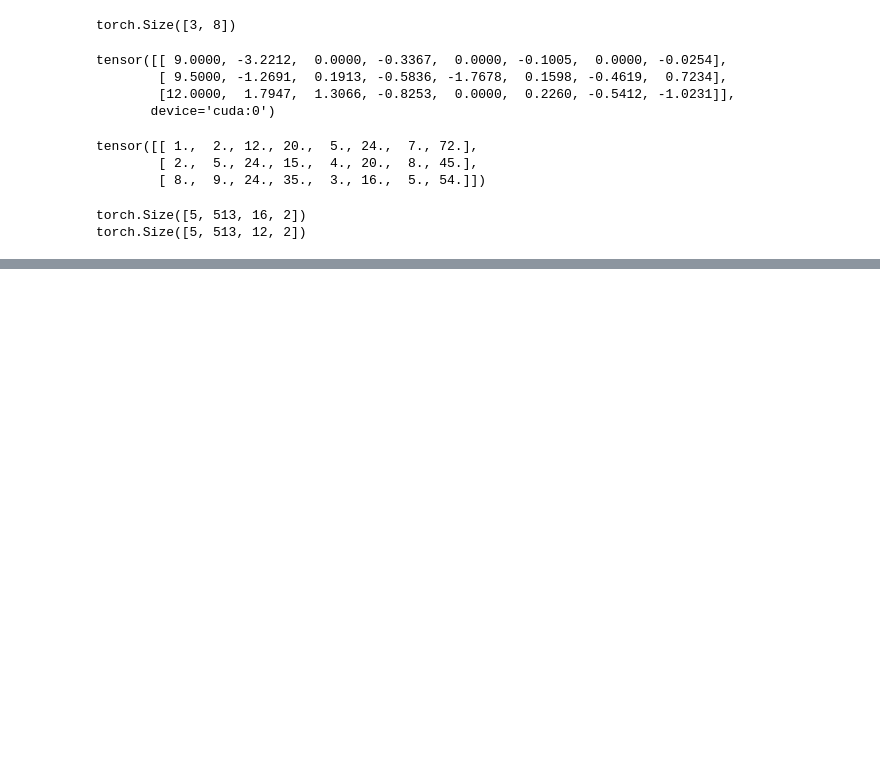
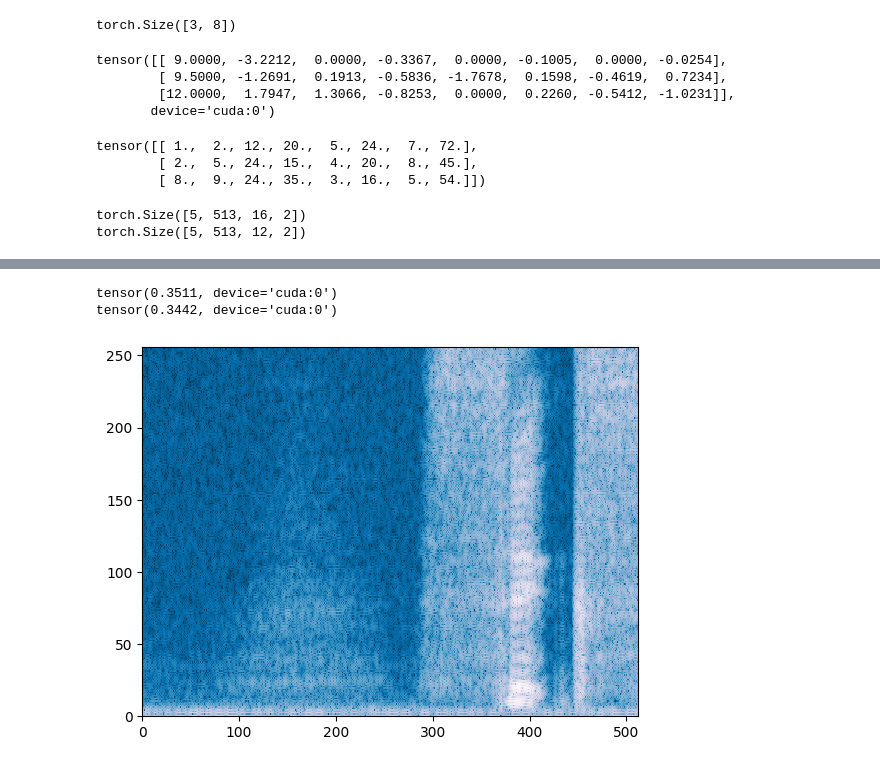
Before and after one commit to ishine/pix2pixHDAudioSR, a Jupyter notebook: dct/test.ipynb, the cells around one changed output, grey strips where cells are left out. Drawn from its saved outputs; the diff is of its cells as text; code cells hidden in the pictures; blank space fills up the shorter version.

```diff
--- a/dct/test.ipynb
+++ b/dct/test.ipynb
@@ -144,0 +153,21 @@ cuda:0
+# %%
+audio_low_high = aF.resample(audio_low,fs/4,fs)
+spectro_low_high = mdct1(audio_low_high.cuda().squeeze(0)).permute(1,0)
+spectro_low_high = aF.amplitude_to_DB((spectro_low_high.abs() + 1e-7),20,1e-7,1).squeeze(0)
+hr = spectro[:256,:]
+hr_min = torch.min(hr)
+hr_max = torch.max(hr)
+hr = (hr-hr_min)/(hr_max-hr_min)
+lr = spectro_low_high[:256,:]
+lr_min = torch.min(lr)
+lr_max = torch.max(lr)
+lr = (lr-lr_min)/(lr_max-lr_min)
+print(hr.mean())
+print(lr.mean())
+sp_fig, sp_ax = plt.subplots()
+sp_ax.pcolormesh(hr.cpu().numpy(), cmap='PuBu_r')
+plt.show()
+# %% [output]
+tensor(0.3511, device='cuda:0')
+tensor(0.3442, device='cuda:0')
+[figure, added]
```
Also changed, not shown: parts of 4 cells of this notebook, 1 other file.
